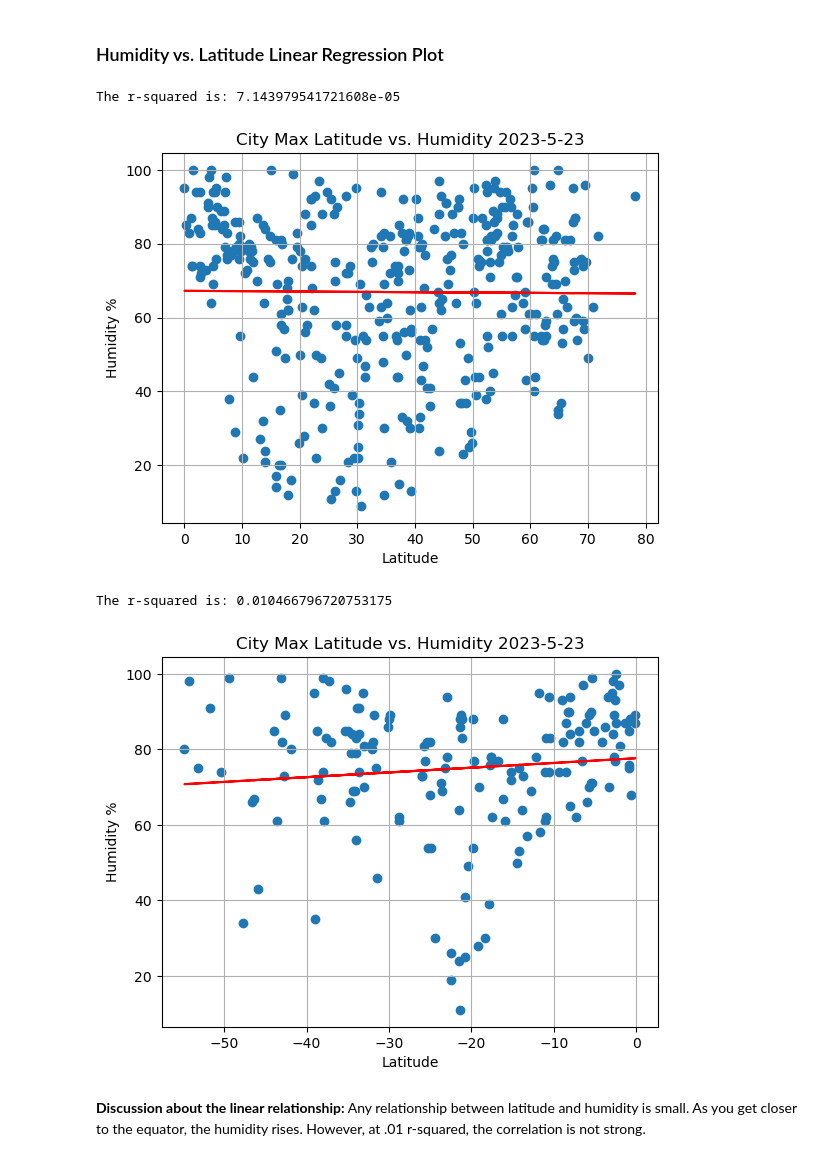
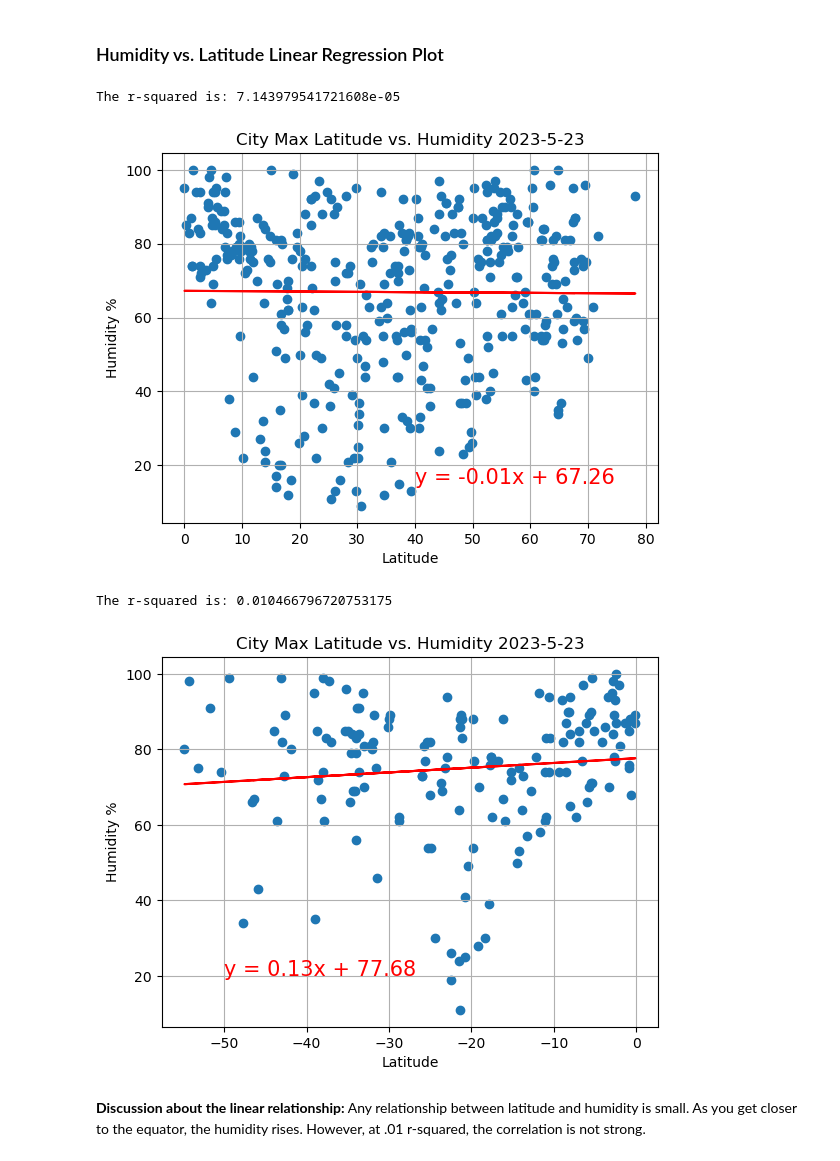
Before and after one commit to DanDreger/python-api-challenge, a Jupyter notebook: WeatherPy.ipynb, the cells around one changed output. Saved outputs shown, nothing was run; the diff lists cells and outputs as text; code cells hidden in the pictures.

```diff
--- a/WeatherPy.ipynb
+++ b/WeatherPy.ipynb
@@ -375,31 +376,31 @@ There is a clear and strong relationship between latitude and max temperature. A
 # %%
 # Northern Hemisphere
 x_values = northern_hemi_df['Lat']
 y_values = northern_hemi_df['Humidity']
 
 (slope, intercept, rvalue, pvalue, stderr) = linregress(x_values, y_values)
 regress_values = x_values * slope + intercept
 
 line_eq = "y = " + str(round(slope,2)) + "x + " + str(round(intercept,2))
 
 plt.scatter(northern_hemi_df['Lat'], northern_hemi_df['Humidity'], marker="o")
 
 # Incorporate the other graph properties
 plt.title("City Max Latitude vs. Humidity 2023-5-23")
 plt.xlabel('Latitude')
 plt.ylabel('Humidity %')
 plt.grid()
 
 plt.plot(x_values,regress_values,"r-")
 
-plt.annotate(line_eq,(5.8,0.8),fontsize=15,color="red")
+plt.annotate(line_eq,(40,15),fontsize=15,color="red")
 
 print(f"The r-squared is: {rvalue**2}")
 
 plt.show()
 # %% [output]
 The r-squared is: 7.143979541721608e-05
-[figure, old version]
+[figure, new version]
 # %%
 # Southern Hemisphere
 x_values = southern_hemi_df['Lat']
@@ -420,14 +421,14 @@ plt.grid()
 
 plt.plot(x_values,regress_values,"r-")
 
-plt.annotate(line_eq,(5.8,0.8),fontsize=15,color="red")
+plt.annotate(line_eq,(-50,20),fontsize=15,color="red")
 
 print(f"The r-squared is: {rvalue**2}")
 
 plt.show()
 # %% [output]
 The r-squared is: 0.010466796720753175
-[figure, old version]
+[figure, new version]
 # %% [markdown]
 **Discussion about the linear relationship:**
 Any relationship between latitude and humidity is small. As you get closer to the equator, the humidity rises. However, at .01 r-squared, the correlation is not strong.
```
Also changed, not shown: parts of 4 cells of this notebook.
